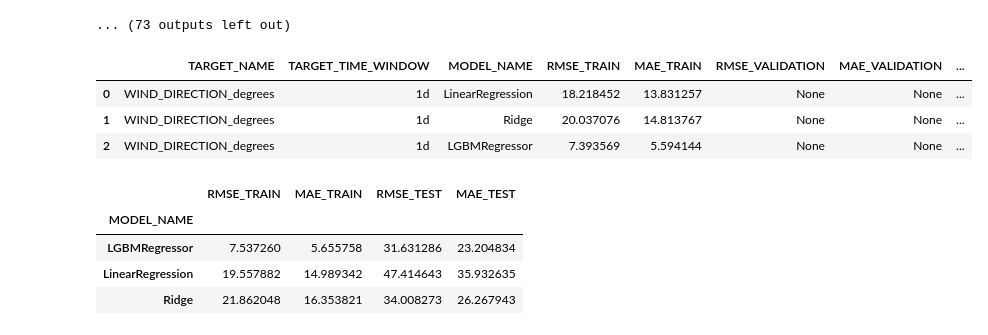
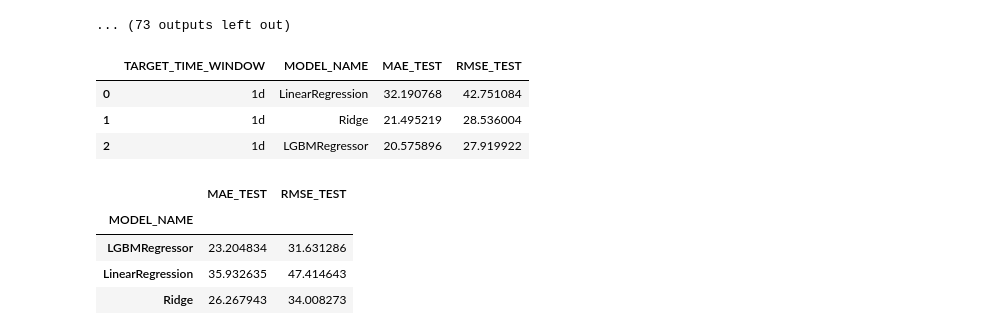
Before and after one commit to lucasthim/spatio-temporal-wind-velocity-prediction, a Jupyter notebook: python/notebooks/07_train_day_model_with_5_stations.ipynb, the cells around one changed output. Saved outputs shown, nothing was run; the diff lists cells and outputs as text; code cells hidden in the pictures.

Commit message:
adjusting results table

```diff
--- a/python/notebooks/07_train_day_model_with_5_stations.ipynb
+++ b/python/notebooks/07_train_day_model_with_5_stations.ipynb
@@ -270,17 +270,17 @@ RMSE 27.92
 [figure]
 ... (73 outputs left out)
 # %%
-df_experiment_tracking_wind_direction.query("TARGET_TIME_WINDOW == '1d'")
+df_experiment_tracking_wind_direction.query("TARGET_TIME_WINDOW == '1d'")[['TARGET_TIME_WINDOW','MODEL_NAME','MAE_TEST','RMSE_TEST']]
 # %% [output]
-|  | TARGET_NAME | TARGET_TIME_WINDOW | MODEL_NAME | RMSE_TRAIN | MAE_TRAIN | RMSE_VALIDATION | MAE_VALIDATION | ... |
-| 0 | WIND_DIRECTION_degrees | 1d | LinearRegression | 18.218452 | 13.831257 | None | None | ... |
-| 1 | WIND_DIRECTION_degrees | 1d | Ridge | 20.037076 | 14.813767 | None | None | ... |
-| 2 | WIND_DIRECTION_degrees | 1d | LGBMRegressor | 7.393569 | 5.594144 | None | None | ... |
+|  | TARGET_TIME_WINDOW | MODEL_NAME | MAE_TEST | RMSE_TEST |
+| 0 | 1d | LinearRegression | 32.190768 | 42.751084 |
+| 1 | 1d | Ridge | 21.495219 | 28.536004 |
+| 2 | 1d | LGBMRegressor | 20.575896 | 27.919922 |
 # %%
-df_experiment_tracking_wind_direction.groupby('MODEL_NAME').mean()
+df_experiment_tracking_wind_direction.groupby('MODEL_NAME').mean()[['MAE_TEST','RMSE_TEST']]
 # %% [output]
-|  | RMSE_TRAIN | MAE_TRAIN | RMSE_TEST | MAE_TEST |
-| MODEL_NAME |  |  |  |  |
-| LGBMRegressor | 7.537260 | 5.655758 | 31.631286 | 23.204834 |
-| LinearRegression | 19.557882 | 14.989342 | 47.414643 | 35.932635 |
-| Ridge | 21.862048 | 16.353821 | 34.008273 | 26.267943 |
+|  | MAE_TEST | RMSE_TEST |
+| MODEL_NAME |  |  |
+| LGBMRegressor | 23.204834 | 31.631286 |
+| LinearRegression | 35.932635 | 47.414643 |
+| Ridge | 26.267943 | 34.008273 |
```
